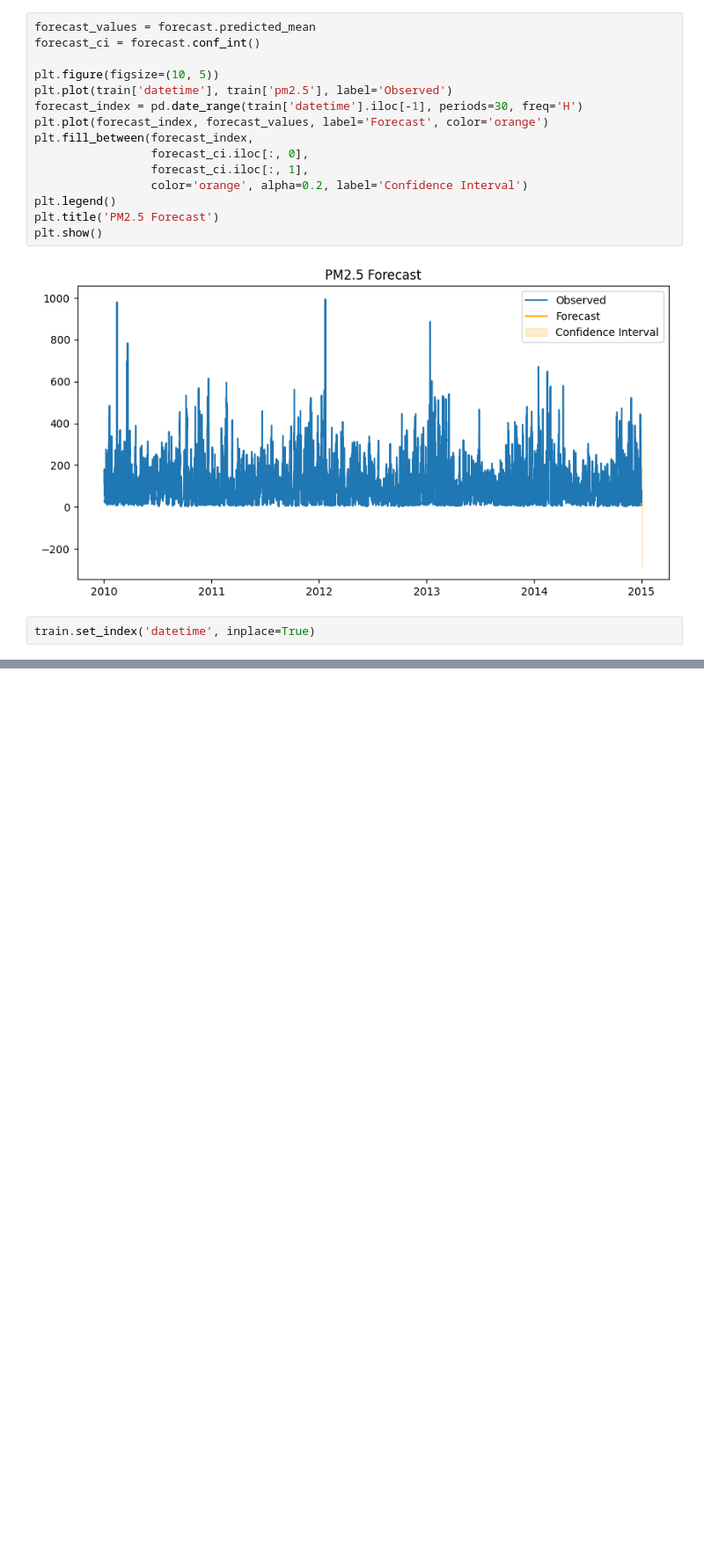
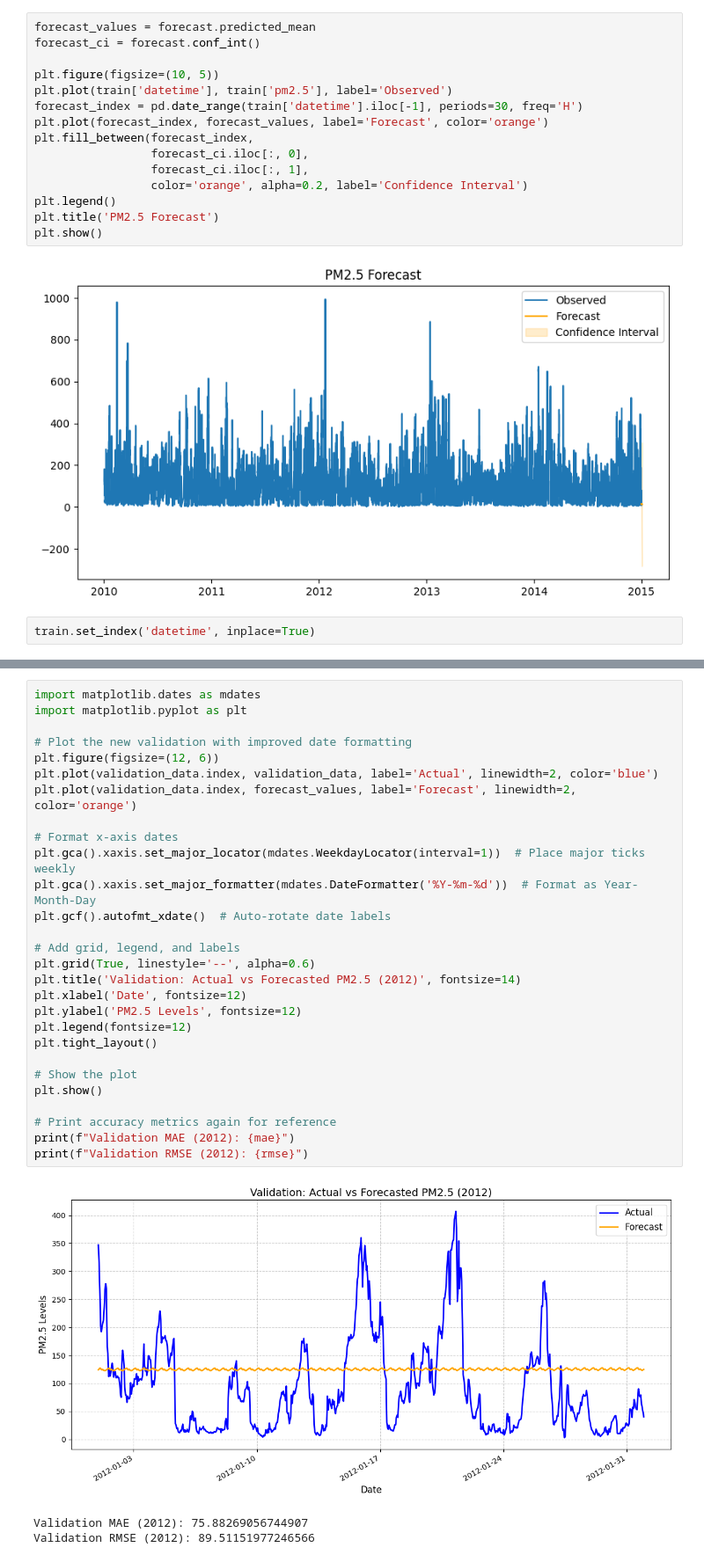
Before and after one commit to cameronliddle/Algorithms, a Jupyter notebook: AirQualityAppliedPredictiveAnalytics.ipynb, the cells around one changed output, grey strips where cells are left out. Shown at 88% size. Cells and saved outputs as stored; diff of their text form; blank space fills up the shorter version.

```diff
--- a/AirQualityAppliedPredictiveAnalytics.ipynb
+++ b/AirQualityAppliedPredictiveAnalytics.ipynb
@@ -145,0 +193,32 @@ train.set_index('datetime', inplace=True)
+# %%
+import matplotlib.dates as mdates
+import matplotlib.pyplot as plt
+
+# Plot the new validation with improved date formatting
+plt.figure(figsize=(12, 6))
+plt.plot(validation_data.index, validation_data, label='Actual', linewidth=2, color='blue')
+plt.plot(validation_data.index, forecast_values, label='Forecast', linewidth=2, color='orange')
+
+# Format x-axis dates
+plt.gca().xaxis.set_major_locator(mdates.WeekdayLocator(interval=1))  # Place major ticks weekly
+plt.gca().xaxis.set_major_formatter(mdates.DateFormatter('%Y-%m-%d'))  # Format as Year-Month-Day
+plt.gcf().autofmt_xdate()  # Auto-rotate date labels
+
+# Add grid, legend, and labels
+plt.grid(True, linestyle='--', alpha=0.6)
+plt.title('Validation: Actual vs Forecasted PM2.5 (2012)', fontsize=14)
+plt.xlabel('Date', fontsize=12)
+plt.ylabel('PM2.5 Levels', fontsize=12)
+plt.legend(fontsize=12)
+plt.tight_layout()
+
+# Show the plot
+plt.show()
+
+# Print accuracy metrics again for reference
+print(f"Validation MAE (2012): {mae}")
+print(f"Validation RMSE (2012): {rmse}")
+# %% [output]
+[figure, added]
+Validation MAE (2012): 75.88269056744907
+Validation RMSE (2012): 89.51151977246566
```
Also changed, not shown: parts of 9 cells of this notebook.
